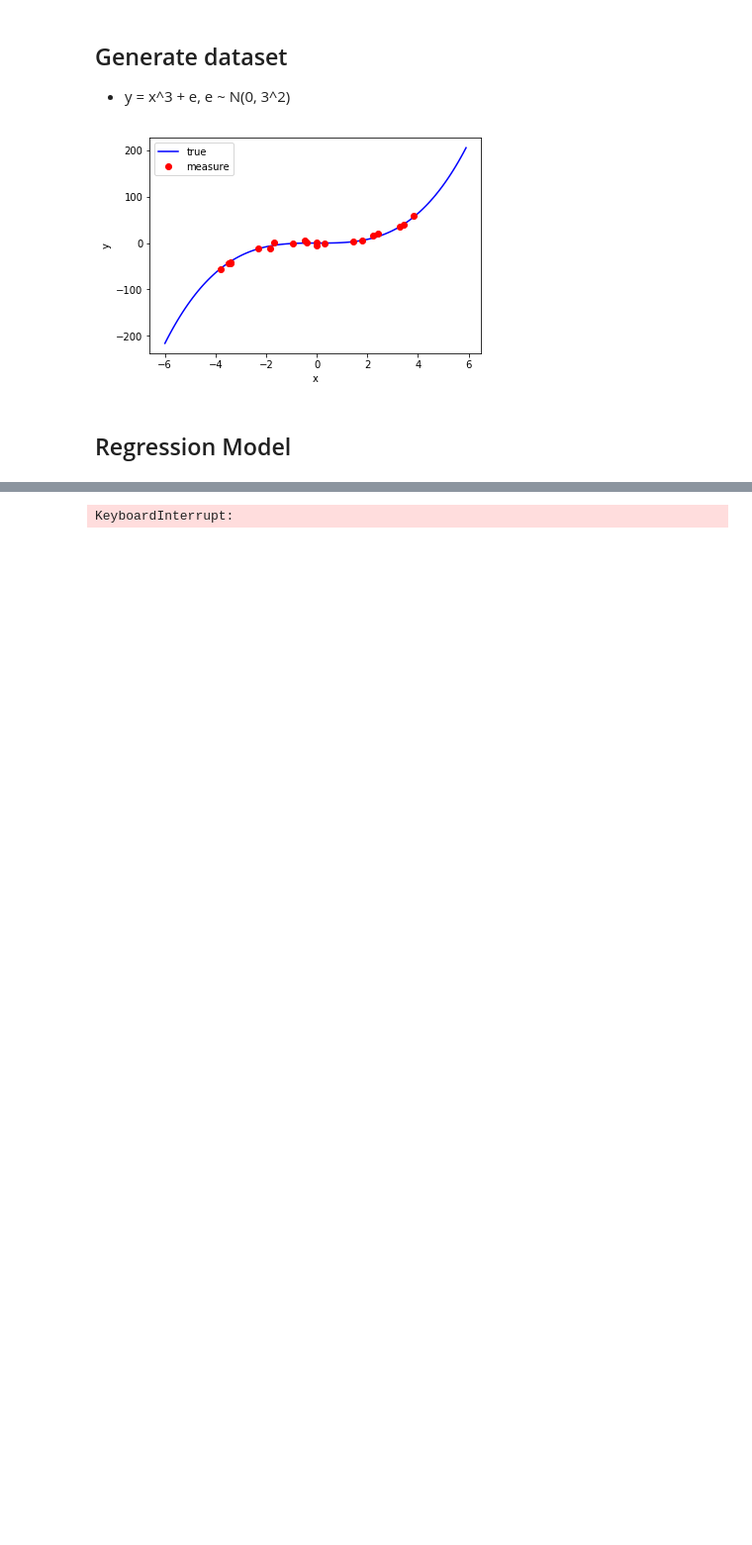
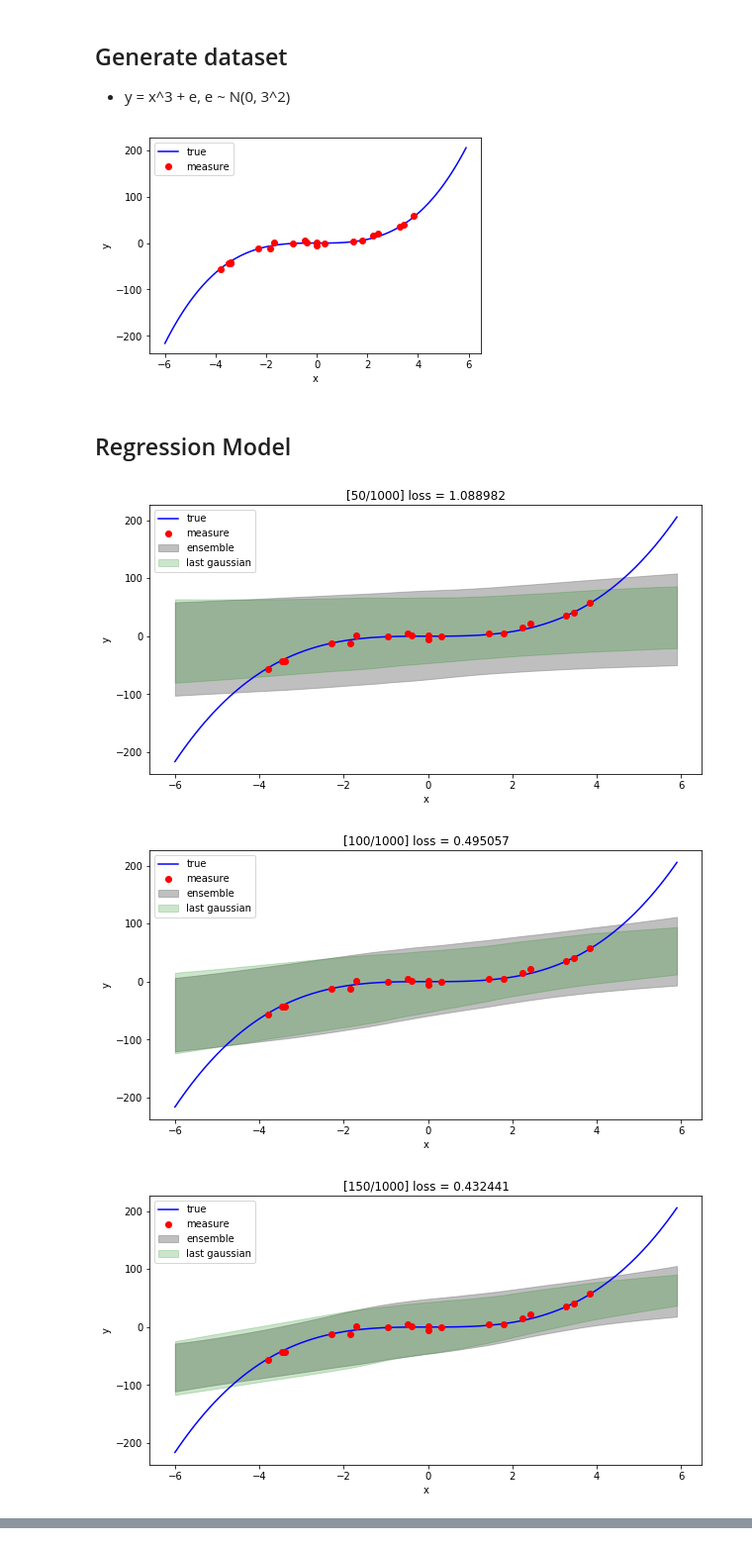
Before and after one commit to hayoung-kim/tf2-deep-ensemble-uncertainty, a Jupyter notebook: ensemble.ipynb, the cells around one changed output, grey strips where cells are left out. Shown at 99% size. Saved outputs shown, nothing was run; the diff lists cells and outputs as text; code cells hidden in the pictures; blank space fills up the shorter version.

Commit message:
ensemble edit

```diff
--- a/ensemble.ipynb
+++ b/ensemble.ipynb
@@ -74,34 +74,67 @@ def grad(model, inputs, outputs):
 
     return current_loss, grads
 # %%
-EPOCHS = 3000
+EPOCHS = 1000
 ensemble = [Regressor()() for _ in range(5)]
 model_index = -1
-optimizer = tf.keras.optimizers.RMSprop(learning_rate=0.0005)
+optimizer = tf.keras.optimizers.Adam(learning_rate=0.0005, clipvalue=10.)
 for epoch in range(1, EPOCHS+1):
     for data in dataset:
         x, y = data['x'], data['y']
         x = tf.expand_dims(x, 1)
         y = tf.expand_dims(y, 1)
 
         model_index = (model_index + 1) % len(ensemble)
         model = ensemble[model_index]
 
         with tf.GradientTape() as t:
             t.watch(x)
             loss_val, grads = grad(model, x, y)
         xgrad = t.gradient(loss_val, x)
     #     print(xgrad)
         x_p = x + 0.01 * tf.sign(xgrad)
         _, grads_adversarial = grad(model, x_p, y)
 
         alpha = 0.5
 #         grads = grads + [alpha*_g for _g in grads_adversarial]
         grads = grads + grads_adversarial
 
         optimizer.apply_gradients(zip(grads, model.trainable_variables))
-    if epoch % 100 == 0:
-#         m, v = model.predict(x)
-#         print('err={}, var={}'.format(m-y, v))
-        print('[{}/{}] loss = {:5f}'.format(epoch, EPOCHS, loss_val))
+    if epoch % 50 == 0:
+        _x = np.arange(-6, 6, 0.1)
+        _y = map(lambda x: x*x*x, _x)
+
+        plt.figure(figsize=(10,5))
+        plt.title('[{}/{}] loss = {:5f}'.format(epoch, EPOCHS, loss_val))
+        plt.plot(_x, _y, 'b-', label='true')
+        plt.plot(x_data, y_data, 'ro', label='measure')
+
+        mu_list = []
+        var_list = []
+        for model in ensemble:
+            mu, var = model.predict((_x - x_mu)/x_std)
+            mu = np.squeeze(mu)
+            var = np.squeeze(var)
+            mu_list.append(mu)
+            var_list.append(var)
+
+        mu_star = np.mean(np.array(mu_list), axis=0)
+        var_star = np.mean(np.array(var_list) + np.array(mu_list) ** 2, axis=0) - mu_star ** 2
+
+        upper_y = np.squeeze(mu_star + 3*np.sqrt(var_star))*y_std + y_mu
+        lower_y = np.squeeze(mu_star - 3*np.sqrt(var_star))*y_std + y_mu
+
+        plt.fill_between(_x, lower_y, upper_y, color='gray', alpha=0.5, label='ensemble')
+
+        upper_y = np.squeeze(mu + 3*np.sqrt(var))*y_std + y_mu
+        lower_y = np.squeeze(mu - 3*np.sqrt(var))*y_std + y_mu
+
+        plt.fill_between(_x, lower_y, upper_y, color='green', alpha=0.2, label='last gaussian')
+        plt.xlabel('x')
+        plt.ylabel('y')
+        plt.legend()
+        plt.show()
 # %% [output]
+[figure, added]
+[figure, added]
+[figure, added]
@@ -123 +150,0 @@ for epoch in range(1, EPOCHS+1):
-KeyboardInterrupt:
```
Also changed, not shown: parts of 8 cells of this notebook.
